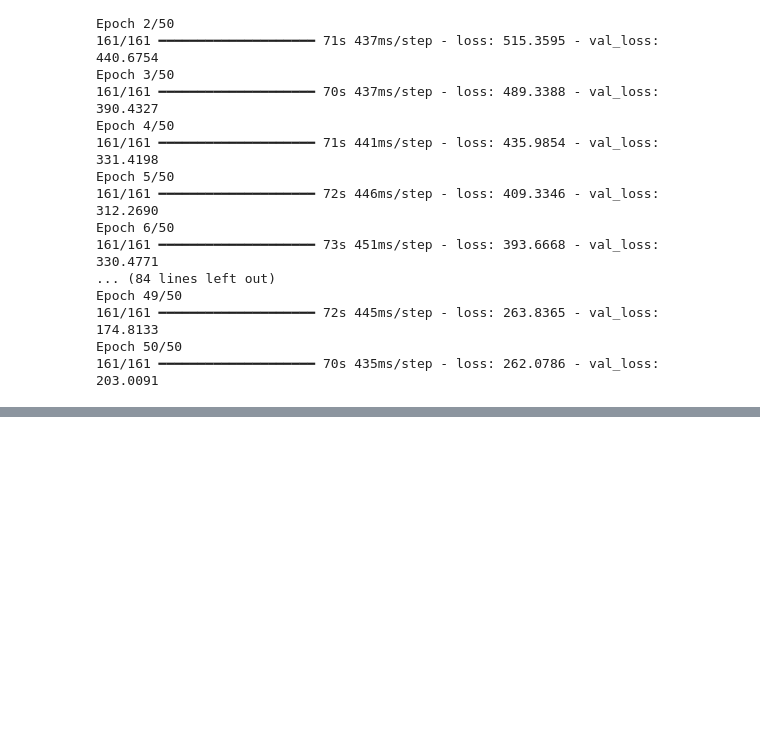
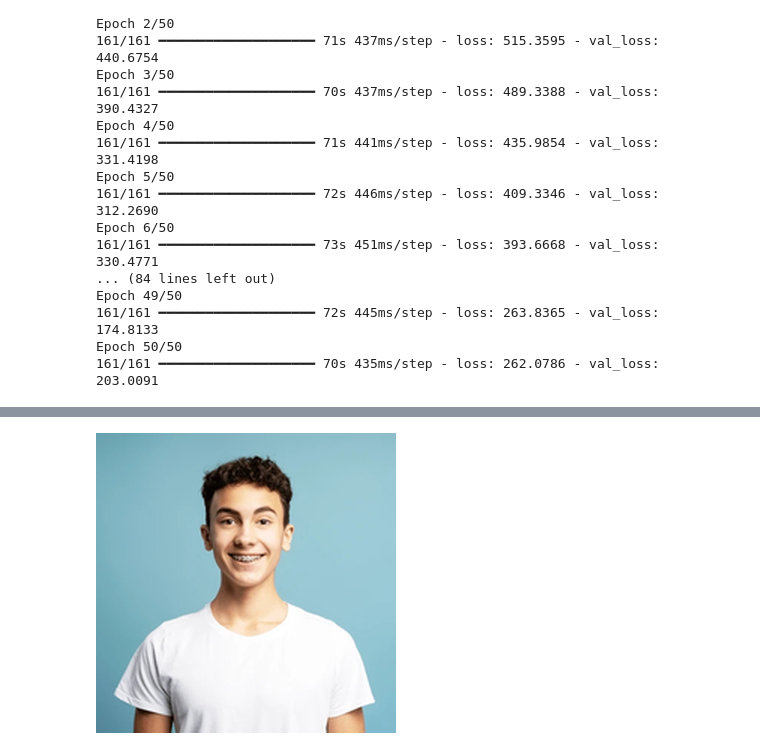
Before and after one commit to jayshivankar/Face-Analysis, a Jupyter notebook: Models/age_prediction.ipynb, the cells around one changed output, grey strips where cells are left out. Saved outputs shown, nothing was run; the diff lists cells and outputs as text; code cells hidden in the pictures; blank space fills up the shorter version.

```diff
--- a/Models/age_prediction.ipynb
+++ b/Models/age_prediction.ipynb
@@ -238,0 +326,3 @@ Epoch 50/50
+# %%
+process_and_predict('../datasets/age_prediction_test/teen.webp')
+# %% [output]
@@ -238,0 +333 @@ Epoch 50/50
+[figure, added]
```
Also changed, not shown: parts of 9 cells of this notebook, 2 other files.
